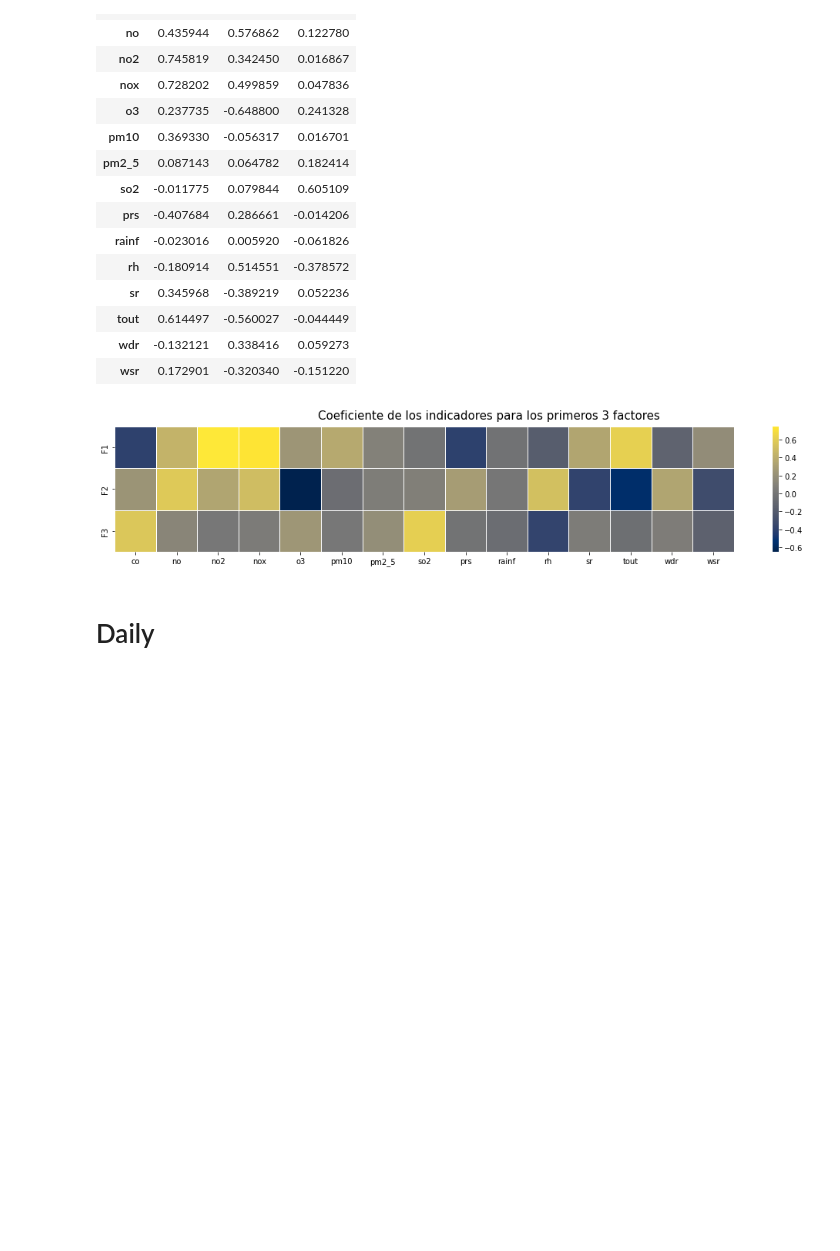
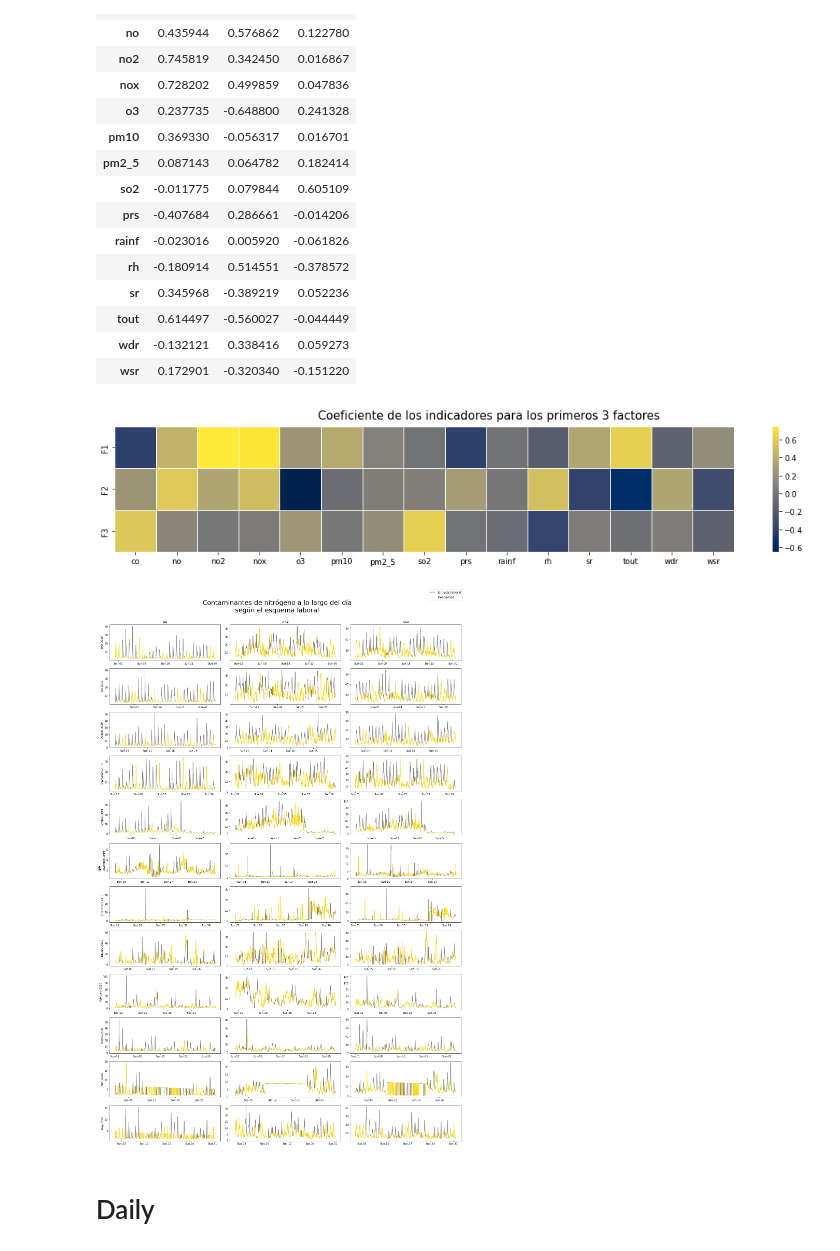
Before and after one commit to kmontocam/MA2003B, a Jupyter notebook: analysis.ipynb, the cells around one changed output. Cells and saved outputs as stored; diff of their text form; code cells hidden in the pictures; blank space fills up the shorter version.

Commit message:
Enhancement: labor activity plot

```diff
--- a/analysis.ipynb
+++ b/analysis.ipynb
@@ -195,3 +174,70 @@ lc = pd.DataFrame(FactorAnalysis(n_components=15).fit_transform(scaled_df),
+# %%
+exclude_holidays = ['2019-01-01', '2020-01-01',
+                    '2019-02-07', '2020-07-02',
+                    '2019-05-01', '2020-05-01',
+                    '2019-09-16', '2020-09-16',
+                    '2019-11-21', '2020-11-21',
+                    '2019-12-25', '2020-12-25']
+
+cbh_labor = pd.tseries.offsets.CustomBusinessHour(start="05:00", end="18:00",
+                                                  weekmask='1111100',
+                                                  holidays=exclude_holidays)
+
+business_timestamps = pd.date_range(start=df.index.min(), end=df.index.max(),
+                                    freq=cbh_labor)
+# %%
+df_ = (
+    df
+    .pipe(janitor.add_columns,
+          labor_activity=df.index.isin(business_timestamps))
+)
+# %%
+sns.reset_orig()
+
+fig, axes = plt.subplots(12, 3, figsize=(20, 30))
+nitrogens = ['no', 'no2', 'nox']
+
+nrow, _ = df_.shape
+twelfth = round(nrow/12)
+
+for i in range(12):
+
+    non_labor = df_.copy()
+    labor = df_.copy()
+    labor[~labor.labor_activity] = np.nan
+    non_labor[non_labor.labor_activity] = np.nan
+
+    for j, nitrogen in enumerate(nitrogens):
+        month = ((i + 5) % 12) + 1
+        labor_data = labor.loc[(labor.index.month == month), nitrogen]
+        non_labor_data = non_labor.loc[(non_labor.index.month == month), nitrogen]
+
+
+        axes[i, j].plot(labor_data, c='gray', label='Jornada laboral')
+        axes[i, j].plot(non_labor_data, c='gold', label='Descansos')
+        #axes[i, j].legend()
+
+        xticks_ = pd.date_range(start=labor_data.index.min(),
+                                end=labor_data.index.max(),
+                                freq='W')
+
+        axes[i, j].set_xticks(xticks_)
+        axes[i, j].set_xticklabels(xticks_.strftime('%a-%d'))
+        # axes[i, j].set_xticklabels(axes[i, j])
+        if i == 0:
+            axes[i, j].set_title(nitrogen, fontweight='bold')
+        if j == 0:
+            axes[i, j].set_ylabel(labor_data.index.min().strftime('%B-%Y'), fontsize=10)
+
+handles, labels = axes[i, j].get_legend_handles_labels()
+fig.legend(handles, labels, prop={'size': 12})
+
+fig.supylabel('ppb')
+fig.suptitle('Contaminantes de nitrógeno a lo largo del día\nsegún el esquema laboral', fontsize=25)
+fig.tight_layout()
+fig.subplots_adjust(top=0.935)
+# %% [output]
+[figure, added]
 # %% [markdown]
 # Daily
 # %%
```
Also changed, not shown: parts of 13 cells of this notebook.
